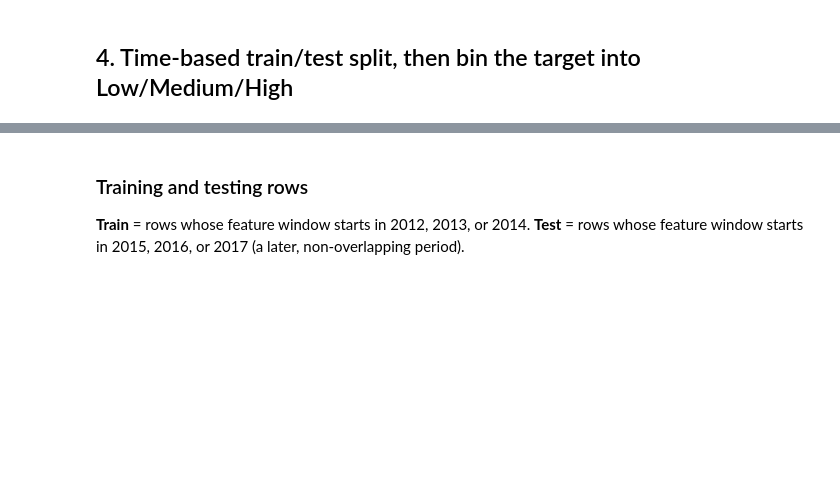
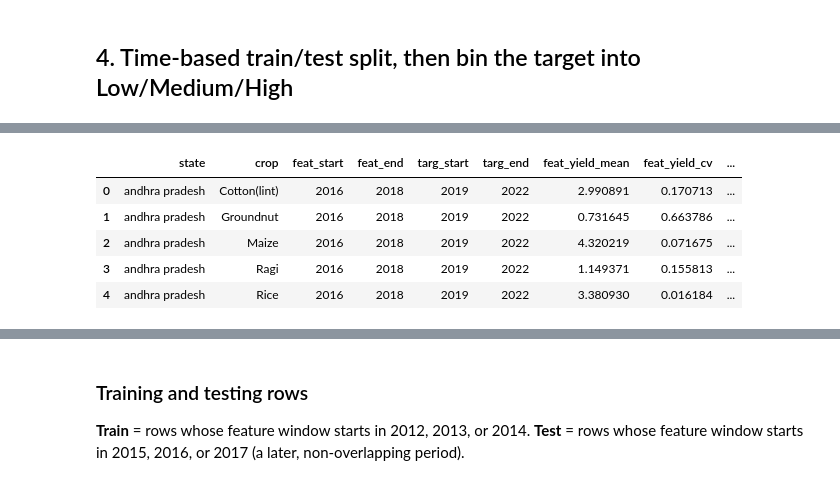
Before and after one commit to akshaya-1-1/agriculture, a Jupyter notebook: forecasting model.ipynb, the cells around one changed output, grey strips where cells are left out. Drawn from its saved outputs; the diff is of its cells as text; code cells hidden in the pictures; blank space fills up the shorter version.

```diff
--- a/forecasting model.ipynb
+++ b/forecasting model.ipynb
@@ -13,7 +13,7 @@ import pandas as pd, numpy as np
 from sklearn.ensemble import RandomForestClassifier
 from sklearn.metrics import accuracy_score, f1_score, classification_report, confusion_matrix
 
-df = pd.read_csv(r'C:\MCA RESEARCH\agri_ai_project\data\final\agri_combined_dataset.csv')
+df = pd.read_csv(r'C:\MCA RESEARCH\agri_ai_project\data\final\agri_combined_datasets.csv')
 df['annual_rainfall'] = pd.to_numeric(df['annual_rainfall'], errors='coerce')
 df.shape
 # %% [output]
@@ -151 +157,85 @@ High      14
 Name: count, dtype: int64
+# %%
+# ==========================================================
+# FINAL FUTURE HOLDOUT: 2019-2022
+# ==========================================================
+
+future_rows = []
+
+for (state, crop), g in panel.groupby(["state", "crop"]):
+
+    g = g.sort_values("year")
+
+    # Historical feature period
+    fw = g[g["year"].between(2016, 2018)]
+
+    # Completely unseen future target period
+    tw = g[g["year"].between(2019, 2022)]
+
+    # Require complete historical and future periods
+    if len(fw) != 3 or len(tw) != 4:
+        continue
+
+    # ---------------- FEATURE PERIOD ----------------
+
+    feat_yield_mean = fw["yield"].mean()
+
+    feat_yield_cv = (
+        fw["yield"].std() / feat_yield_mean
+        if feat_yield_mean != 0
+        else np.nan
+    )
+
+    feat_rain_mean = fw["annual_rainfall"].mean()
+
+    feat_rain_std = fw["annual_rainfall"].std()
+
+    feat_rain_cv = (
+        feat_rain_std / feat_rain_mean
+        if feat_rain_mean != 0
+        else np.nan
+    )
+
+    # ---------------- FUTURE TARGET ----------------
+
+    future_yield_mean = tw["yield"].mean()
+
+    future_cv = (
+        tw["yield"].std() / future_yield_mean
+        if future_yield_mean != 0
+        else np.nan
+    )
+
+    row = {
+        "state": state,
+        "crop": crop,
+
+        "feat_start": 2016,
+        "feat_end": 2018,
+
+        "targ_start": 2019,
+        "targ_end": 2022,
+
+        "feat_yield_mean": feat_yield_mean,
+        "feat_yield_cv": feat_yield_cv,
+
+        "feat_rain_mean": feat_rain_mean,
+        "feat_rain_std": feat_rain_std,
+        "feat_rain_cv": feat_rain_cv,
+
+        "target_cv": future_cv
+    }
+
+    # Soil is treated as contextual/static
+    for col in soil_cols:
+        row[col] = fw[col].mean()
+
+    future_test = row
+    future_rows.append(row)
+
+
+future_test = pd.DataFrame(future_rows)
+
+print("Future holdout samples:", len(future_test))
+future_test.head()
+# %% [output]
@@ -151,0 +243,6 @@ Name: count, dtype: int64
+|  | state | crop | feat_start | feat_end | targ_start | targ_end | feat_yield_mean | feat_yield_cv | ... |
+| 0 | andhra pradesh | Cotton(lint) | 2016 | 2018 | 2019 | 2022 | 2.990891 | 0.170713 | ... |
+| 1 | andhra pradesh | Groundnut | 2016 | 2018 | 2019 | 2022 | 0.731645 | 0.663786 | ... |
+| 2 | andhra pradesh | Maize | 2016 | 2018 | 2019 | 2022 | 4.320219 | 0.071675 | ... |
+| 3 | andhra pradesh | Ragi | 2016 | 2018 | 2019 | 2022 | 1.149371 | 0.155813 | ... |
+| 4 | andhra pradesh | Rice | 2016 | 2018 | 2019 | 2022 | 3.380930 | 0.016184 | ... |
```
Also changed, not shown: parts of 4 cells of this notebook, 14 other files.
